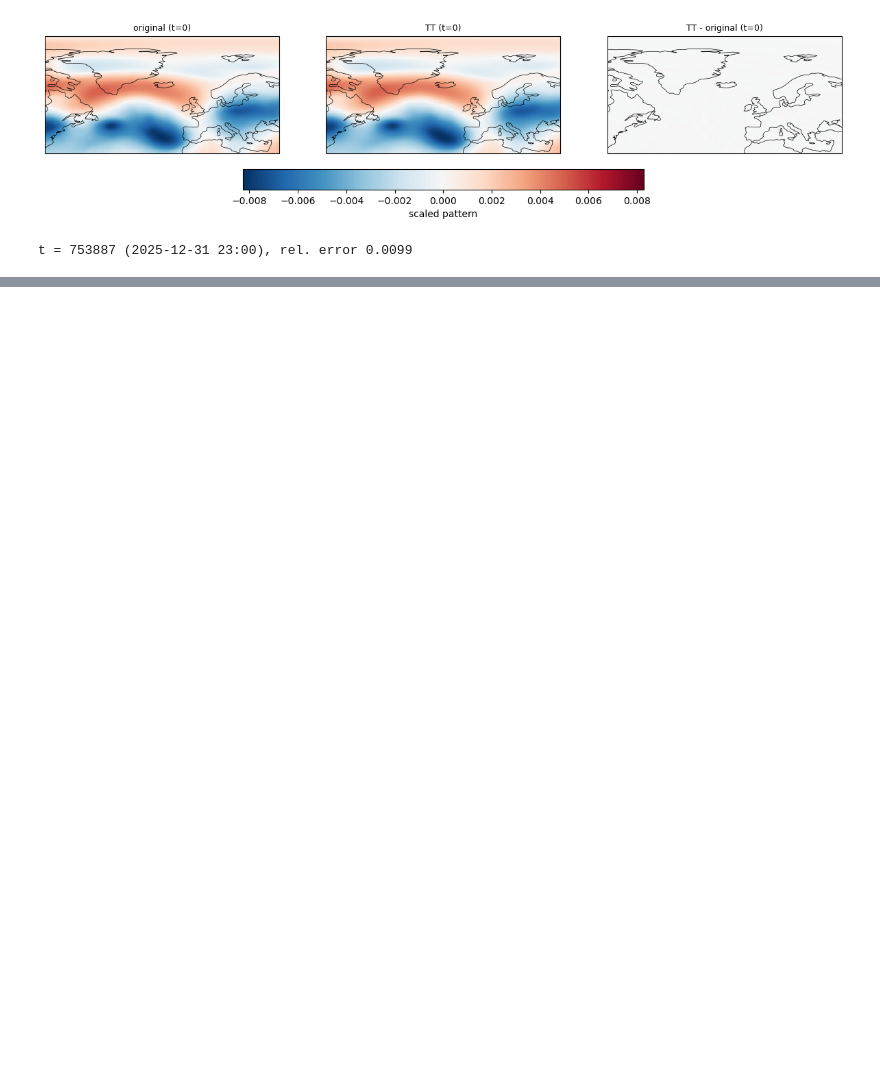
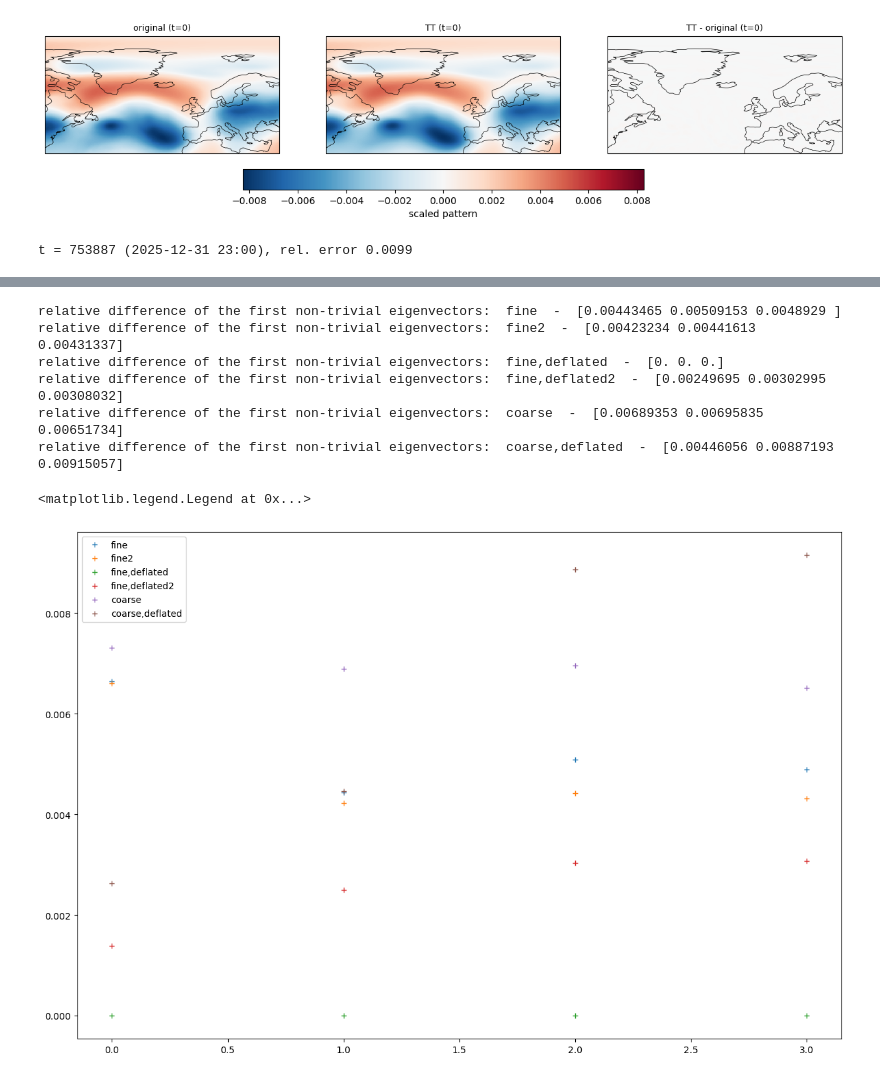
Before and after one commit to melven/pitts, a Jupyter notebook: examples/Interactive_ERA5_thesis.ipynb, the cells around one changed output, grey strips where cells are left out. Cells and saved outputs as stored; diff of their text form; code cells hidden in the pictures; blank space fills up the shorter version.

```diff
--- a/examples/Interactive_ERA5_thesis.ipynb
+++ b/examples/Interactive_ERA5_thesis.ipynb
@@ -1062,3 +1095,21 @@ relative difference of the first non-trivial eigenvalue:  coarse,deflated  -  0.
+# %%
+for name, cur_V in {"fine": Y, "fine2": V_fine, "fine,deflated": Y_deflated, "fine,deflated2": V_fine_deflated, "coarse": V_coarse,
+                  "coarse,deflated": V_coarse_deflated}.items():
+    ref_V = Y_deflated
+    # sign is non-unique
+    error = np.minimum(np.linalg.norm(cur_V-ref_V, axis=0), np.linalg.norm(cur_V+ref_V, axis=0))/np.linalg.norm(ref_V, axis=0)
+    plt.plot(error, '+', label=name)
+    print('relative difference of the first non-trivial eigenvectors: ', name, " - ", error[1:])
+plt.legend()
+# %% [output]
+relative difference of the first non-trivial eigenvectors:  fine  -  [0.00443465 0.00509153 0.0048929 ]
+relative difference of the first non-trivial eigenvectors:  fine2  -  [0.00423234 0.00441613 0.00431337]
+relative difference of the first non-trivial eigenvectors:  fine,deflated  -  [0. 0. 0.]
+relative difference of the first non-trivial eigenvectors:  fine,deflated2  -  [0.00249695 0.00302995 0.00308032]
+relative difference of the first non-trivial eigenvectors:  coarse  -  [0.00689353 0.00695835 0.00651734]
+relative difference of the first non-trivial eigenvectors:  coarse,deflated  -  [0.00446056 0.00887193 0.00915057]
+<matplotlib.legend.Legend at 0x...>
+[figure, added]
 # %%
 def exportS():
     variants = {"fine": S,
```
Also changed, not shown: parts of 48 cells of this notebook, 4 other files.
